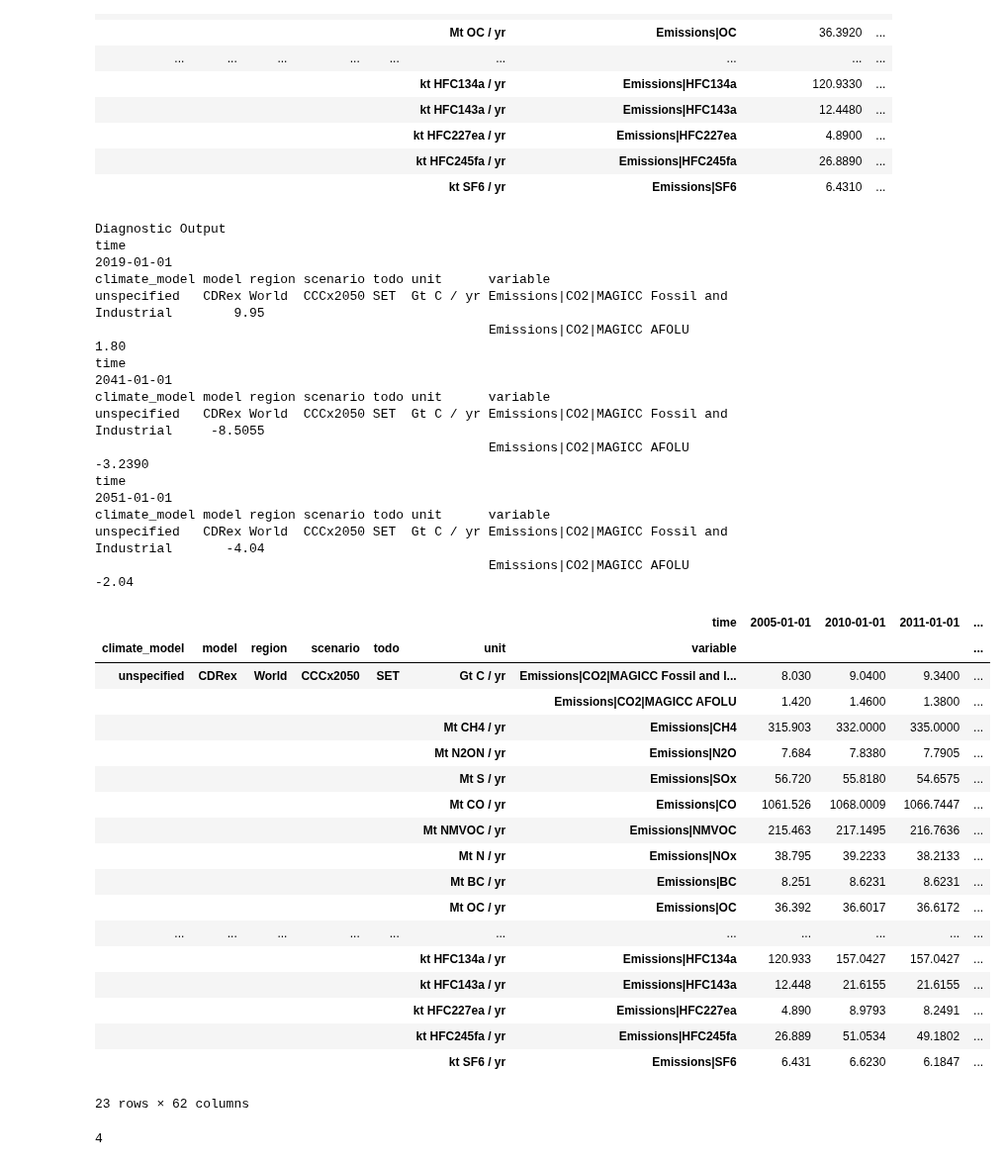
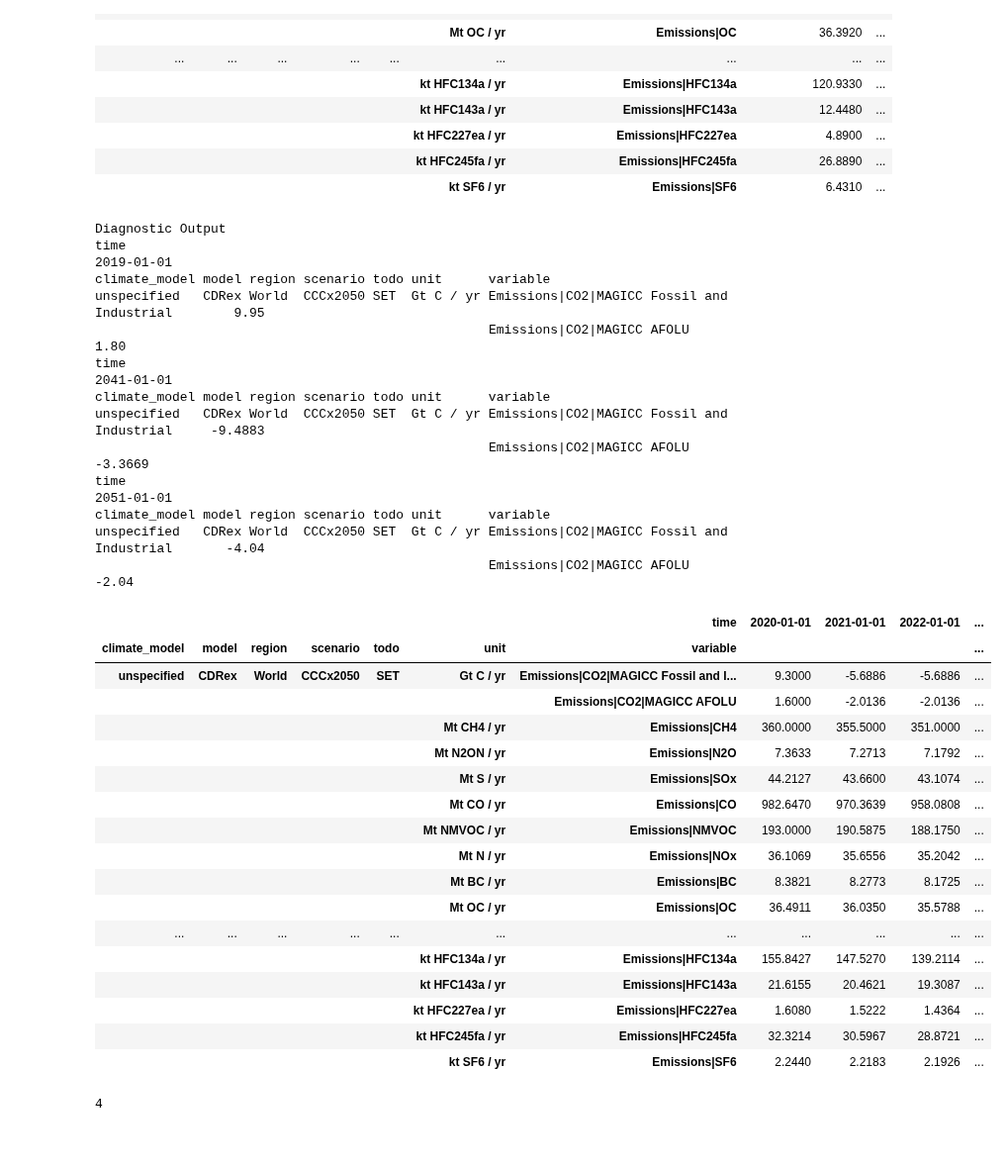
Before and after one commit to hsbay/cdrmex, a Jupyter notebook: ONCtests.ipynb, the cells around one changed output. Shown at 99% size. Drawn from its saved outputs; the diff is of its cells as text; code cells hidden in the pictures.

```diff
--- a/ONCtests.ipynb
+++ b/ONCtests.ipynb
@@ -43,7 +43,7 @@ SCEN_DIR = "SCEN"
 MAGICC6_DIR = join("..", "CDRRUN")
 
 # Net Zero Start Year
-nzst = 2035
+nzst = 2029
 
 # Start MAGICC at 1720 or before
 # The baseline for 0 °C will be recalculated based the mean
@@ -58,11 +58,12 @@ magcfg = {'startyear' : 1850,
           'rf_total_constantafteryr' : 2350,
           'rf_tropoz_constantafteryr' : 2350,
           'rf_stratoz_constantafteryr' : 2350,
-          'rf_mhalo_constantafteryr' : 2172,
-          'rf_fgas_constantafteryr' : 2172,
+          'rf_mhalo_constantafteryr' : 2150,
+          'rf_fgas_constantafteryr' : 2150,
+          'n2o_switchfromconc2emis_year': 2005,
+          'fgas_switchfromconc2emis_year': 2005,
+          'mhalo_switchfromconc2emis_year' : 2008,
           'mhalo_switch_conc2emis_yr' : 2008,
-          'fgas_switchfromconc2emis_year': 2005,
-          'n2o_switchfromconc2emis_year': 2005,
           'out_forcing' : 1,
           'out_emissions' : 1,
           'out_concentrations' : 1,
@@ -130,8 +131,8 @@ def interpt(start,end,length):
 CRsyr = 2021
 Bkyr = 2050
 # CO₂ gas is in GtC (2020 AnthroFF+LUC-IMB)
-AnthroC = 448.66
-LuC = 195.93
+AnthroC = 477.16
+LuC = 199.64
 # remainder after 300 ppm
 CCCxFF = 202.00
 CCCxLuC = 102.00
@@ -256,42 +257,41 @@ CCCxflat = MAGICCData(CCC_flat.copy())
 # %%
 print("Diagnostic Output")
 print(CCC_df.head(2).iloc[:,[10]])
 print(CCC_df.head(2).iloc[:,[32]])
 print(CCC_df.head(2).iloc[:,[42]])
-CCCx2050.timeseries().loc[:,datetime(2005,1,1,0) : datetime(2070,1,1,0)].head(23)
+CCCx2050.timeseries().loc[:,datetime(2020,1,1,0) : datetime(2031,1,1,0)].head(23)
 # %% [output]
 Diagnostic Output
 time                                                                                           2019-01-01
 climate_model model region scenario todo unit      variable
 unspecified   CDRex World  CCCx2050 SET  Gt C / yr Emissions|CO2|MAGICC Fossil and Industrial        9.95
                                                    Emissions|CO2|MAGICC AFOLU                        1.80
 time                                                                                           2041-01-01
 climate_model model region scenario todo unit      variable
-unspecified   CDRex World  CCCx2050 SET  Gt C / yr Emissions|CO2|MAGICC Fossil and Industrial     -8.5055
-                                                   Emissions|CO2|MAGICC AFOLU                     -3.2390
+unspecified   CDRex World  CCCx2050 SET  Gt C / yr Emissions|CO2|MAGICC Fossil and Industrial     -9.4883
+                                                   Emissions|CO2|MAGICC AFOLU                     -3.3669
 time                                                                                           2051-01-01
 climate_model model region scenario todo unit      variable
 unspecified   CDRex World  CCCx2050 SET  Gt C / yr Emissions|CO2|MAGICC Fossil and Industrial       -4.04
                                                    Emissions|CO2|MAGICC AFOLU                       -2.04
-|  |  |  |  |  |  | time | 2005-01-01 | 2010-01-01 | 2011-01-01 | ... |
+|  |  |  |  |  |  | time | 2020-01-01 | 2021-01-01 | 2022-01-01 | ... |
 | climate_model | model | region | scenario | todo | unit | variable |  |  |  | ... |
-| unspecified | CDRex | World | CCCx2050 | SET | Gt C / yr | Emissions|CO2|MAGICC Fossil and I... | 8.030 | 9.0400 | 9.3400 | ... |
-|  |  |  |  |  |  | Emissions|CO2|MAGICC AFOLU | 1.420 | 1.4600 | 1.3800 | ... |
-|  |  |  |  |  | Mt CH4 / yr | Emissions|CH4 | 315.903 | 332.0000 | 335.0000 | ... |
-|  |  |  |  |  | Mt N2ON / yr | Emissions|N2O | 7.684 | 7.8380 | 7.7905 | ... |
-|  |  |  |  |  | Mt S / yr | Emissions|SOx | 56.720 | 55.8180 | 54.6575 | ... |
-|  |  |  |  |  | Mt CO / yr | Emissions|CO | 1061.526 | 1068.0009 | 1066.7447 | ... |
-|  |  |  |  |  | Mt NMVOC / yr | Emissions|NMVOC | 215.463 | 217.1495 | 216.7636 | ... |
-|  |  |  |  |  | Mt N / yr | Emissions|NOx | 38.795 | 39.2233 | 38.2133 | ... |
-|  |  |  |  |  | Mt BC / yr | Emissions|BC | 8.251 | 8.6231 | 8.6231 | ... |
-|  |  |  |  |  | Mt OC / yr | Emissions|OC | 36.392 | 36.6017 | 36.6172 | ... |
+| unspecified | CDRex | World | CCCx2050 | SET | Gt C / yr | Emissions|CO2|MAGICC Fossil and I... | 9.3000 | -5.6886 | -5.6886 | ... |
+|  |  |  |  |  |  | Emissions|CO2|MAGICC AFOLU | 1.6000 | -2.0136 | -2.0136 | ... |
+|  |  |  |  |  | Mt CH4 / yr | Emissions|CH4 | 360.0000 | 355.5000 | 351.0000 | ... |
+|  |  |  |  |  | Mt N2ON / yr | Emissions|N2O | 7.3633 | 7.2713 | 7.1792 | ... |
+|  |  |  |  |  | Mt S / yr | Emissions|SOx | 44.2127 | 43.6600 | 43.1074 | ... |
+|  |  |  |  |  | Mt CO / yr | Emissions|CO | 982.6470 | 970.3639 | 958.0808 | ... |
+|  |  |  |  |  | Mt NMVOC / yr | Emissions|NMVOC | 193.0000 | 190.5875 | 188.1750 | ... |
+|  |  |  |  |  | Mt N / yr | Emissions|NOx | 36.1069 | 35.6556 | 35.2042 | ... |
+|  |  |  |  |  | Mt BC / yr | Emissions|BC | 8.3821 | 8.2773 | 8.1725 | ... |
+|  |  |  |  |  | Mt OC / yr | Emissions|OC | 36.4911 | 36.0350 | 35.5788 | ... |
 | ... | ... | ... | ... | ... | ... | ... | ... | ... | ... | ... |
-|  |  |  |  |  | kt HFC134a / yr | Emissions|HFC134a | 120.933 | 157.0427 | 157.0427 | ... |
-|  |  |  |  |  | kt HFC143a / yr | Emissions|HFC143a | 12.448 | 21.6155 | 21.6155 | ... |
-|  |  |  |  |  | kt HFC227ea / yr | Emissions|HFC227ea | 4.890 | 8.9793 | 8.2491 | ... |
-|  |  |  |  |  | kt HFC245fa / yr | Emissions|HFC245fa | 26.889 | 51.0534 | 49.1802 | ... |
-|  |  |  |  |  | kt SF6 / yr | Emissions|SF6 | 6.431 | 6.6230 | 6.1847 | ... |
+|  |  |  |  |  | kt HFC134a / yr | Emissions|HFC134a | 155.8427 | 147.5270 | 139.2114 | ... |
+|  |  |  |  |  | kt HFC143a / yr | Emissions|HFC143a | 21.6155 | 20.4621 | 19.3087 | ... |
+|  |  |  |  |  | kt HFC227ea / yr | Emissions|HFC227ea | 1.6080 | 1.5222 | 1.4364 | ... |
+|  |  |  |  |  | kt HFC245fa / yr | Emissions|HFC245fa | 32.3214 | 30.5967 | 28.8721 | ... |
+|  |  |  |  |  | kt SF6 / yr | Emissions|SF6 | 2.2440 | 2.2183 | 2.1926 | ... |
-23 rows × 62 columns
 # %%
 pd.get_option("precision")
 # %% [output]
```
Also changed, not shown: parts of 6 cells of this notebook.
